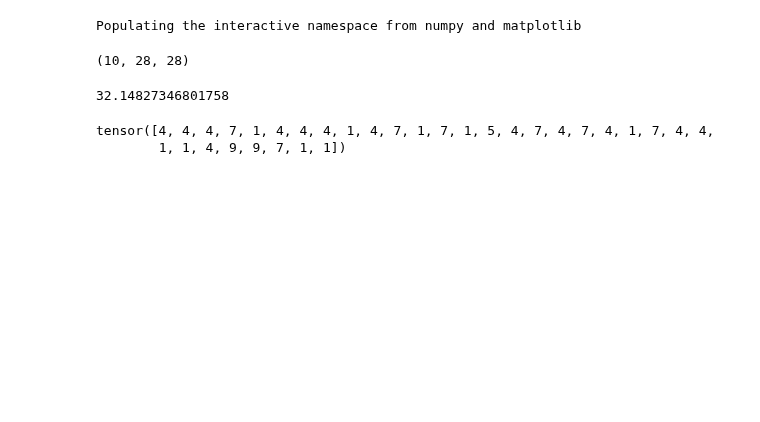
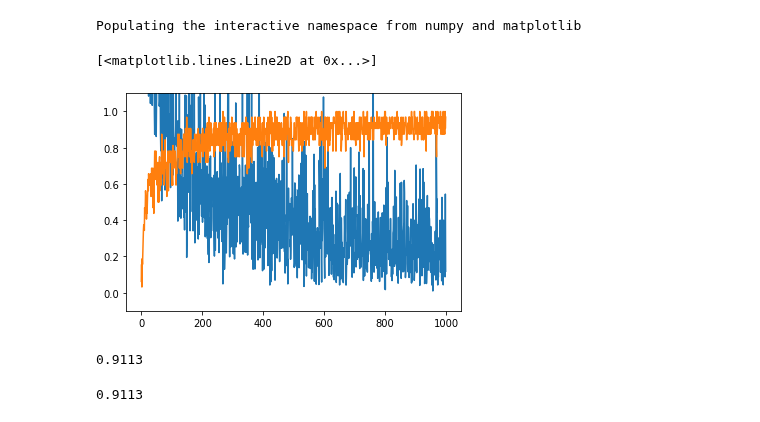
Before and after one commit to aeropagz/notebooks, a Jupyter notebook: mnist_from_scratch.ipynb, the cells around one changed output. Cells and saved outputs as stored; diff of their text form; code cells hidden in the pictures; blank space fills up the shorter version.

```diff
--- a/mnist_from_scratch.ipynb
+++ b/mnist_from_scratch.ipynb
@@ -20,10 +20,6 @@ X_train = fetch("http://yann.lecun.com/exdb/mnist/train-images-idx3-ubyte.gz")[0
 Y_train = fetch("http://yann.lecun.com/exdb/mnist/train-labels-idx1-ubyte.gz")[8:]
 X_test = fetch("http://yann.lecun.com/exdb/mnist/t10k-images-idx3-ubyte.gz")[0x10:].reshape((-1, 28, 28))
 Y_test = fetch("http://yann.lecun.com/exdb/mnist/t10k-labels-idx1-ubyte.gz")[8:]
-# %%
-X_train[0:10].shape
-# %% [output]
-(10, 28, 28)
 # %%
 import torch
 import torch.nn as nn
@@ -46,32 +42,55 @@ class BobNet(nn.Module):
 # %%
 model = BobNet()
 loss_function = nn.NLLLoss(reduction='none')
 optim = torch.optim.SGD(model.parameters(), lr=0.001, momentum=0)
 BS = 32
 losses, accuracies = [], []
 
 for i in (t := trange (1000)):
     samp = np.random.randint(0, X_train.shape[0], size=(BS))
     X = torch.Tensor(X_train[samp].reshape((-1, 28*28))).float()
     Y = torch.Tensor(Y_train[samp]).long()
     model.zero_grad()
 
     out = model(X)
     cat = torch.argmax(out, dim=1)
     accuracy = (cat == Y).float().mean()
     loss = loss_function(out, Y)
     loss = loss.mean()
     loss.backward()
     optim.step()
 
     loss, accuracy = loss.item(), accuracy.item()
+    losses.append(loss)
+    accuracies.append(accuracy)
+    t.set_description("loss %.2f accuracy %.2f" % (loss, accuracy))
+
+plt.ylim(-0.1, 1.1)
+plot(losses)
+plot(accuracies)
+# %% [output]
+[<matplotlib.lines.Line2D at 0x...>]
+[figure, added]
 # %%
-loss_function(out, Y).mean().item()
+Y_test_preds = torch.argmax(model(torch.tensor(X_test.reshape((-1, 28*28))).float()), dim=1).numpy()
+(Y_test == Y_test_preds).mean()
 # %% [output]
-32.14827346801758
+0.9113
 # %%
-cat
+l1 = model.l1.weight.detach().numpy().T
+l2 = model.l2.weight.detach().numpy().T
+
+def forward(x):
+    x = x.dot(l1)
+    x = np.maximum(x, 0)
+    x = x.dot(l2)
+    return x
+
+def numpy_eval():
+    Y_test_preds_out = forward(X_test.reshape((-1, 28*28)))
+    Y_test_preds = np.argmax(Y_test_preds_out, axis=1)
+    return (Y_test_preds == Y_test).mean()
+numpy_eval()
 # %% [output]
-tensor([4, 4, 4, 7, 1, 4, 4, 4, 1, 4, 7, 1, 7, 1, 5, 4, 7, 4, 7, 4, 1, 7, 4, 4,
-        1, 1, 4, 9, 9, 7, 1, 1])
+0.9113
 # %%
```
Also changed, not shown: parts of 3 cells of this notebook.
